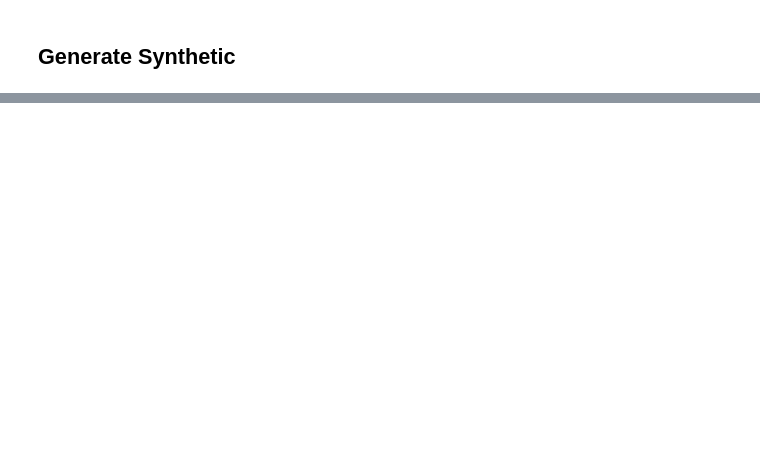
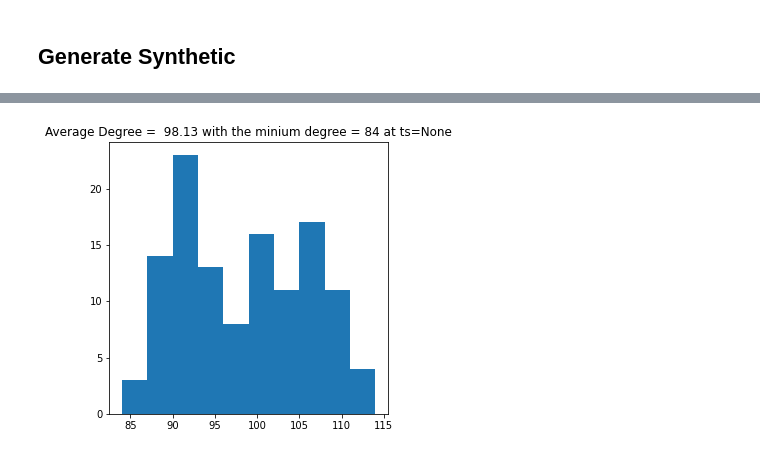
Before and after one commit to Emilianopp/DeepLearningFinal, a Jupyter notebook: explorer.ipynb, the cells around one changed output, grey strips where cells are left out. Drawn from its saved outputs; the diff is of its cells as text; code cells hidden in the pictures; blank space fills up the shorter version.

```diff
--- a/explorer.ipynb
+++ b/explorer.ipynb
@@ -2551,0 +186,79 @@ KeyboardInterrupt:
+# %%
+import pandas as pd
+mean = [5, 1]
+cov = [[3, 0], [0, 2]]
+mean2 = [-5, -1]
+cov2 = [[3, 0], [0, 2]]
+# mean2 = [0, 4]
+# cov2 = [[1, 0], [0, 1]]
+
+means = [mean, mean2]
+covs = [cov,cov2]
+
+# new_mean = [1, 0]
+# new_cov = [[2, 0], [0, 1]]
+# new_mean2 = [-1, 0]
+# new_cov2 = [[2, 0], [0, 1]]
+new_mean = [5, 1]
+new_cov = [[3, 0], [0, 2]]
+new_mean2 = [-5, -1]
+new_cov2 = [[3, 0], [0, 2]]
+# mean2 = [0, 4]
+# cov2 = [[1, 0], [0, 1]]
+
+means2 = [new_mean, new_mean2]
+covs2 = [new_cov,new_cov2]
+
+means_dictionary = {i:x for i,x in enumerate(means)}
+cov_dictionary = {i:x for i,x in enumerate(covs)}
+print(means_dictionary)
+
+edges_all = pd.DataFrame()
+attr_all = []
+num_nodes = 120
+base_block = BLock_model(num_nodes,2 ,cov_dictionary,means_dictionary, 2)
+base_block.generate_Graph(thresh = .1 , inter_community_p =  .7 , outer_community_p = .05, close_features_p= .75)
+fig,ax = plt.subplots(1,1 , figsize = (5,5))
+base_block.hist(ax)
+plt.show()
+prev_edges,previous = base_block.get_edges_and_attributes(0)
+edge_lists = []
+graphs = runs = 20
+runs = 12
+fig,ax = plt.subplots(int(graphs/2),2 , figsize = (20,40))
+
+for i in range(graphs ):
+    if i == runs:
+        break
+
+
+    new_block =  modify_edges(base_block.G,num_nodes = num_nodes,p1= .75 if i < graphs/2 else 0 ,p2 = .25 if i < graphs/2 else 0\
+                              , p3 = .1 if i < graphs/2 else .95, p4 = .05 if i < graphs/2 else .95 ,threshold=.1 if i < graphs/2 else .4,\
+                                  means = means if i < graphs/2 else means2 , covs = covs if i < graphs/2 else covs2)
+    new_block.set_node_features()
+    edges,attr = new_block.get_edges_and_attributes(i)
+    new_block.hist(ax = ax.flatten()[i], ts = i )
+
+    previous = attr
+    prev_edges = edges
+
+    edge_lists.append(edges)
+    if i == 0 :
+        attr_all = attr
+    else:
+        attr_all = np.vstack([attr_all,attr])
+    base_block = new_block
+edges_all = pd.concat(edge_lists,axis = 0)
+# print(attr_all.shape)
+attr_all = attr_all.reshape((runs,num_nodes,2))
+
+base = '/home/emiliano/projects/def-cbravo/emiliano/DyGLib/processed_data/Synthetic/'
+edges_all= edges_all.rename(columns = {'source': 'u','target':'i'})
+edges_all['idx'] = pd.Series([ x for x in range(len(edges_all))])
+edges_all['label'] = pd.Series([ 0 for x in range(len(edges_all))])
+
+edges_all.to_csv(f'{base}/ml_Synthetic.csv',index=False)
+np.save(f'{base}/ml_Synthetic_node.npy',attr_all)
+edge_attr = np.ones(len(edges_all)).reshape(-1,1)
+np.save(f'{base}/ml_Synthetic.npy',edge_attr)
+# %% [output]
@@ -2551,0 +266 @@ KeyboardInterrupt:
+[figure, added]
```
Also changed, not shown: parts of 31 cells of this notebook, 8 other files.
